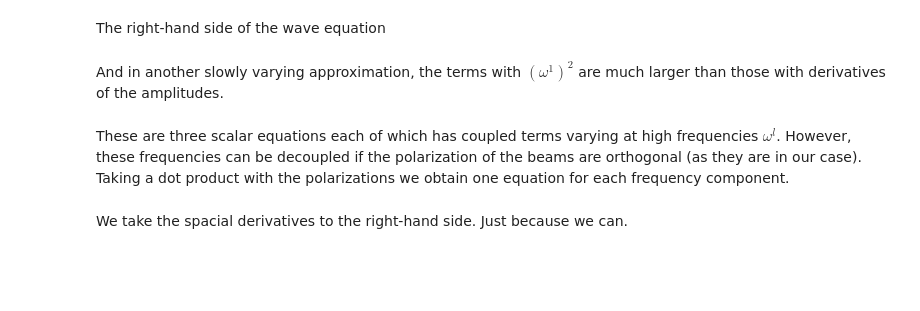
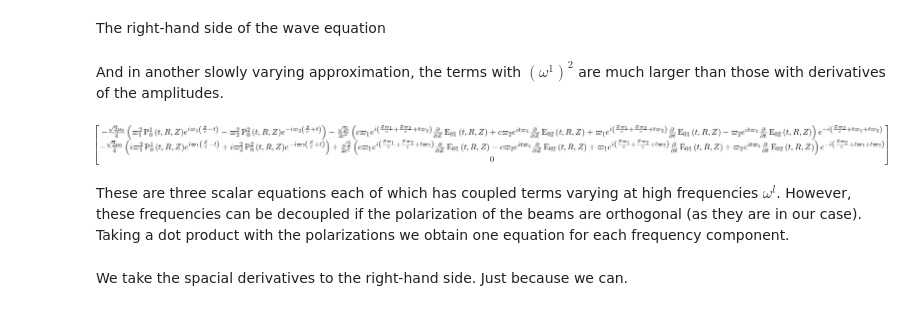
Before and after one commit to oscarlazoarjona/quantum_memories, a Jupyter notebook: examples/orca/Orca memory equations.ipynb, the cells around one changed output. Saved outputs shown, nothing was run; the diff lists cells and outputs as text; code cells hidden in the pictures; blank space fills up the shorter version.

```diff
--- a/examples/orca/Orca memory equations.ipynb
+++ b/examples/orca/Orca memory equations.ipynb
@@ -445,6 +445,9 @@ rhs=rhs.subs(svea_subs2)
 # %%
 eqs_wave=lhs-rhs
 # pprint(eqs_wave)
+eqs_wave
+# %% [output]
+[figure, added]
 # %% [markdown]
 These are three scalar equations each of which has coupled terms varying at high frequencies $\omega^l$. However, these frequencies can be decoupled if the polarization of the beams are orthogonal (as they are in our case). Taking a dot product with the polarizations we obtain one equation for each frequency component.
 # %%
```
Also changed, not shown: parts of 71 cells of this notebook, 27 other files.
